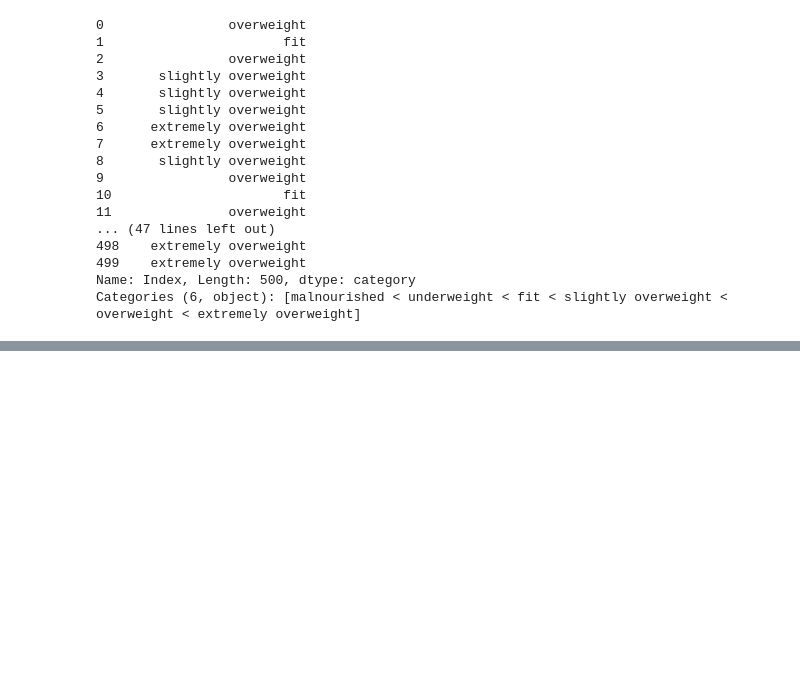
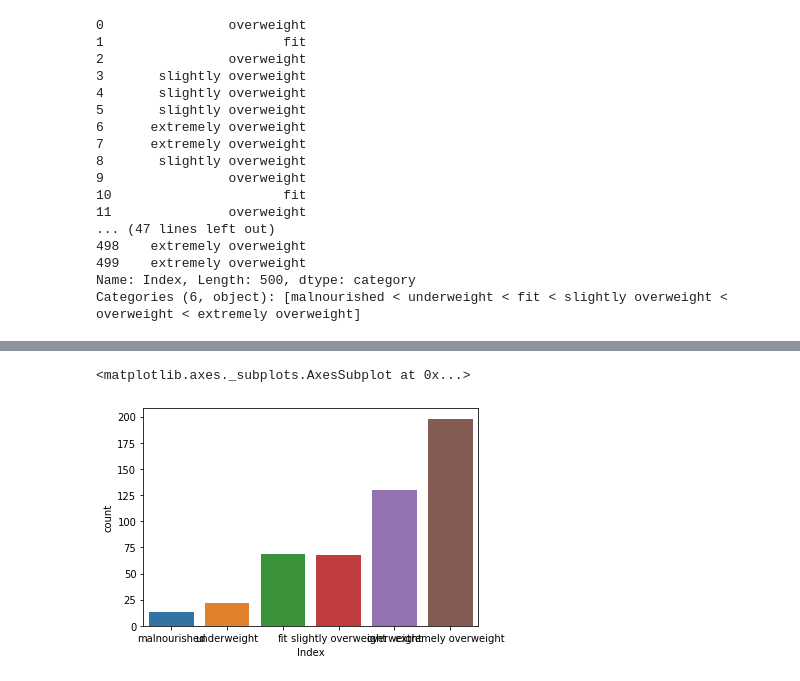
Before and after one commit to SiddarthSamdani/BMI, a Jupyter notebook: BMI.ipynb, the cells around one changed output, grey strips where cells are left out. Saved outputs shown, nothing was run; the diff lists cells and outputs as text; code cells hidden in the pictures; blank space fills up the shorter version.

```diff
--- a/BMI.ipynb
+++ b/BMI.ipynb
@@ -85,0 +107,5 @@ Categories (6, object): [malnourished < underweight < fit < slightly overweight
+# %%
+sns.countplot(data['Index'])
+# %% [output]
+<matplotlib.axes._subplots.AxesSubplot at 0x...>
+[figure, added]
```
Also changed, not shown: parts of 4 cells of this notebook.
